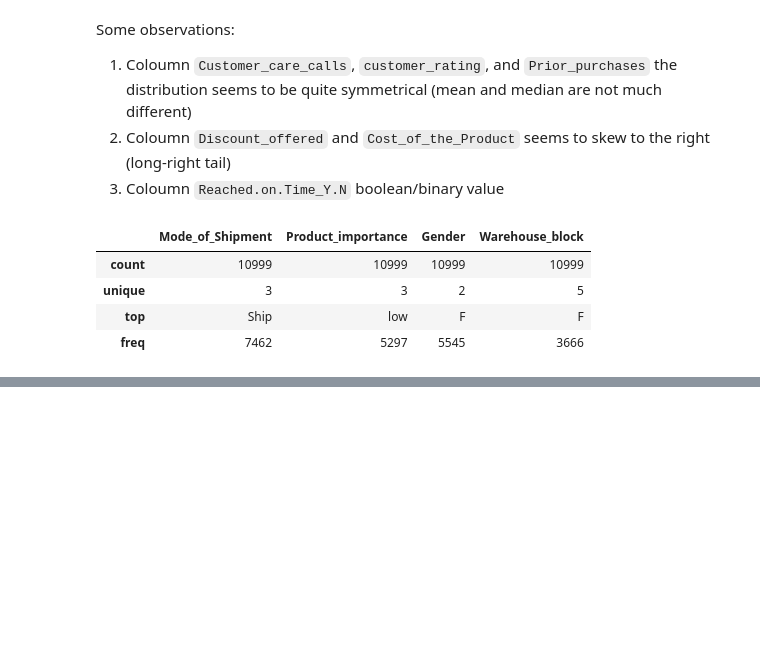
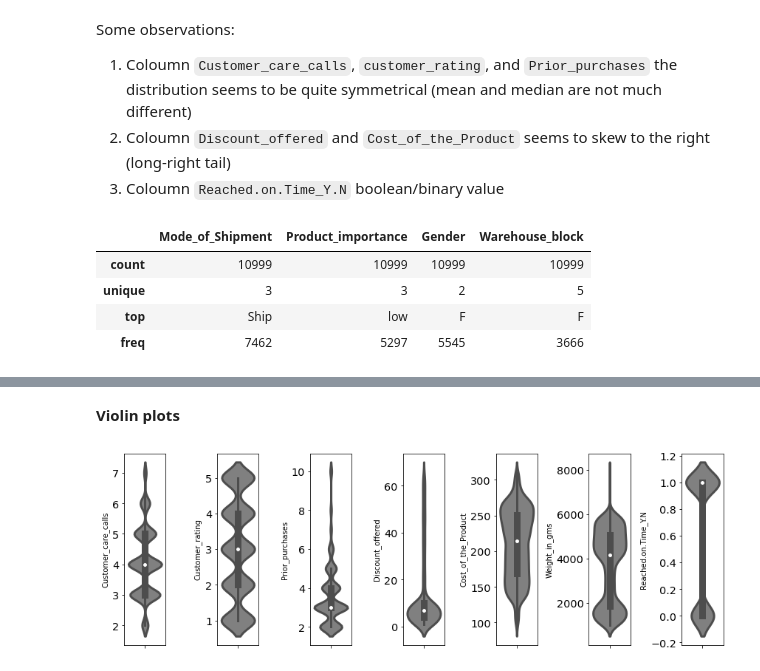
Before and after one commit to wahyunh10/Project-Ecommerce-Shipping-Clasification-Modeling, a Jupyter notebook: Stage_1_Project.ipynb, the cells around one changed output, grey strips where cells are left out. Drawn from its saved outputs; the diff is of its cells as text; code cells hidden in the pictures; blank space fills up the shorter version.

```diff
--- a/Stage_1_Project.ipynb
+++ b/Stage_1_Project.ipynb
@@ -104,0 +185,9 @@ df[cats].describe()
+# %% [markdown]
+**Violin plots**
+# %%
+for i in range(0, len(nums)):
+    plt.subplot(1, len(nums), i+1)
+    sns.violinplot(y=df[nums[i]], color='gray', orient='v')
+    plt.tight_layout()
+# %% [output]
+[figure, added]
```
Also changed, not shown: parts of 10 cells of this notebook.
